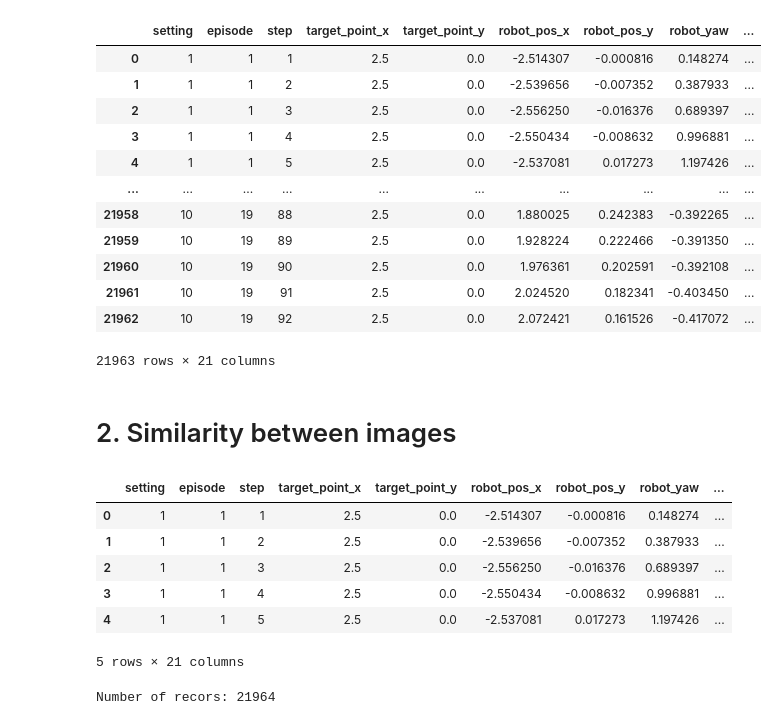
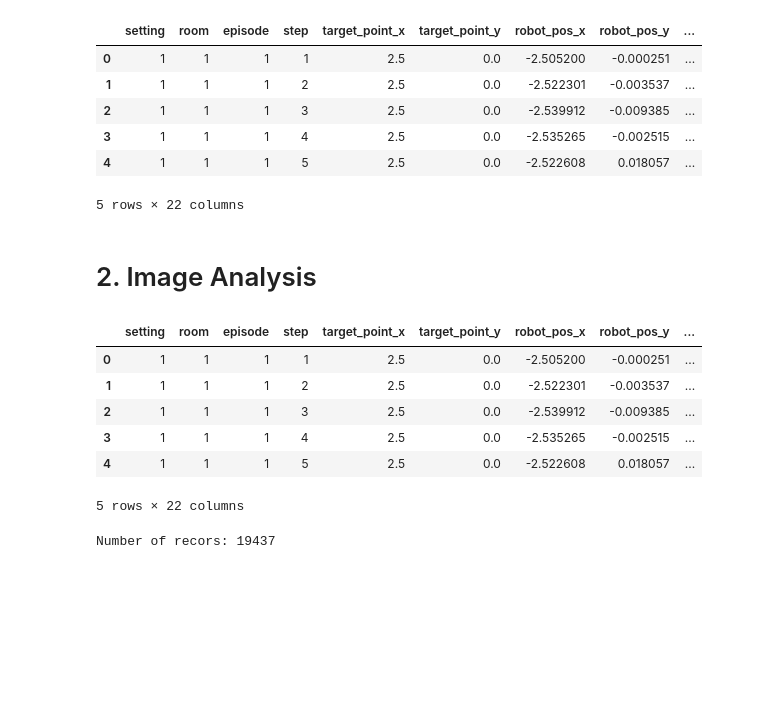
Before and after one commit to Tr3itz/CLEncoderRobotNav, a Jupyter notebook: dataset_analysis.ipynb, the cells around one changed output. Saved outputs shown, nothing was run; the diff lists cells and outputs as text; code cells hidden in the pictures; blank space fills up the shorter version.

```diff
--- a/dataset_analysis.ipynb
+++ b/dataset_analysis.ipynb
@@ -18,5 +18,6 @@ from matplotlib import pyplot as plt
 # %%
-file = './datasets/Room1/Setting1/episode_0001/episode_0001.pkl'
+# Annotations structure
+file = './datasets/with-augmentations/Room1/Setting1/episode_0001/episode_0001.pkl'
 with open(file, 'rb') as f:
     df = pickle.load(f)
     display(df.head())
@@ -30,2 +30,0 @@ with open(file, 'rb') as f:
-# %%
-for setting in range(len(glob('./datasets/Room1/*'))): print(setting + 1)
@@ -43,20 +31,29 @@ for setting in range(len(glob('./datasets/Room1/*'))): print(setting + 1)
 # %%
+# Filter warnings
+import warnings
+warnings.filterwarnings("ignore", category=DeprecationWarning)
+
+# Create a global annotations file
 ep_dfs = []
-for setting in range(len(glob('./datasets/Room1/*'))):
-    set_dir = f'./datasets/Room1/Setting{setting+1}'
-    for ep_dir in sorted(glob(f'{set_dir}/episode_*')):
+for room in range(1, len(glob('./datasets/with-augmentations/*'))+1):
+    room_dir = f'./datasets/with-augmentations/Room{room}'
 
-        ep = ep_dir.split('/')[-1]
-        try:
-            with open(f'{ep_dir}/{ep}.pkl', 'rb') as f:
-                df = pickle.load(f)
-                df.insert(0, 'setting', np.ones(df.shape[0], dtype=int) * (setting + 1))
-                ep_dfs.append(df)
-        except FileNotFoundError:
-            print(f'File not found: {ep_dir}/{ep}.pkl')
+    for setting in range(1, len(glob(f'{room_dir}/*'))+1):
+        set_dir = f'{room_dir}/Setting{setting}'
+        for ep_dir in sorted(glob(f'{set_dir}/episode_*')):
+
+            ep = ep_dir.split('/')[-1]
+            try:
+                with open(f'{ep_dir}/{ep}.pkl', 'rb') as f:
+                    df = pickle.load(f)
+                    df.insert(0, 'setting', np.ones(df.shape[0], dtype=int) * setting)
+                    df.insert(0, 'room', np.ones(df.shape[0], dtype=int) * room)
+                    ep_dfs.append(df)
+            except FileNotFoundError:
+                print(f'File not found: {ep_dir}/{ep}.pkl')
 
 ep_dfs = pd.concat(ep_dfs)
 ep_dfs.index = list(range(0, ep_dfs.shape[0]))
 
-display(ep_dfs.head(-1))
+display(ep_dfs.head())
 # %% [output]
@@ -73,13 +78,7 @@ File not found: ./datasets/Room1/Setting10/episode_0020/episode_0020.pkl
-|  | setting | episode | step | target_point_x | target_point_y | robot_pos_x | robot_pos_y | robot_yaw | ... |
-| 0 | 1 | 1 | 1 | 2.5 | 0.0 | -2.514307 | -0.000816 | 0.148274 | ... |
-| 1 | 1 | 1 | 2 | 2.5 | 0.0 | -2.539656 | -0.007352 | 0.387933 | ... |
-| 2 | 1 | 1 | 3 | 2.5 | 0.0 | -2.556250 | -0.016376 | 0.689397 | ... |
-| 3 | 1 | 1 | 4 | 2.5 | 0.0 | -2.550434 | -0.008632 | 0.996881 | ... |
-| 4 | 1 | 1 | 5 | 2.5 | 0.0 | -2.537081 | 0.017273 | 1.197426 | ... |
-| ... | ... | ... | ... | ... | ... | ... | ... | ... | ... |
-| 21958 | 10 | 19 | 88 | 2.5 | 0.0 | 1.880025 | 0.242383 | -0.392265 | ... |
-| 21959 | 10 | 19 | 89 | 2.5 | 0.0 | 1.928224 | 0.222466 | -0.391350 | ... |
-| 21960 | 10 | 19 | 90 | 2.5 | 0.0 | 1.976361 | 0.202591 | -0.392108 | ... |
-| 21961 | 10 | 19 | 91 | 2.5 | 0.0 | 2.024520 | 0.182341 | -0.403450 | ... |
-| 21962 | 10 | 19 | 92 | 2.5 | 0.0 | 2.072421 | 0.161526 | -0.417072 | ... |
+|  | setting | room | episode | step | target_point_x | target_point_y | robot_pos_x | robot_pos_y | ... |
+| 0 | 1 | 1 | 1 | 1 | 2.5 | 0.0 | -2.505200 | -0.000251 | ... |
+| 1 | 1 | 1 | 1 | 2 | 2.5 | 0.0 | -2.522301 | -0.003537 | ... |
+| 2 | 1 | 1 | 1 | 3 | 2.5 | 0.0 | -2.539912 | -0.009385 | ... |
+| 3 | 1 | 1 | 1 | 4 | 2.5 | 0.0 | -2.535265 | -0.002515 | ... |
+| 4 | 1 | 1 | 1 | 5 | 2.5 | 0.0 | -2.522608 | 0.018057 | ... |
-21963 rows × 21 columns
+5 rows × 22 columns
@@ -88,2 +84,0 @@ ep_dfs.to_pickle('./datasets/Room1/annotations.pkl')
-# %% [markdown]
-# 2. Similarity between images
@@ -90,17 +89,19 @@ ep_dfs.to_pickle('./datasets/Room1/annotations.pkl')
+# %% [markdown]
+# 2. Image Analysis
 # %%
-file = './datasets/Room1/annotations.pkl'
+file = './datasets/with-augmentations/annotations.pkl'
 with open(file, 'rb') as f:
     ep_dfs = pickle.load(f)
     display(ep_dfs.head())
 
 print(f'Number of recors: {ep_dfs.shape[0]}')
 # %% [output]
-|  | setting | episode | step | target_point_x | target_point_y | robot_pos_x | robot_pos_y | robot_yaw | ... |
-| 0 | 1 | 1 | 1 | 2.5 | 0.0 | -2.514307 | -0.000816 | 0.148274 | ... |
-| 1 | 1 | 1 | 2 | 2.5 | 0.0 | -2.539656 | -0.007352 | 0.387933 | ... |
-| 2 | 1 | 1 | 3 | 2.5 | 0.0 | -2.556250 | -0.016376 | 0.689397 | ... |
-| 3 | 1 | 1 | 4 | 2.5 | 0.0 | -2.550434 | -0.008632 | 0.996881 | ... |
-| 4 | 1 | 1 | 5 | 2.5 | 0.0 | -2.537081 | 0.017273 | 1.197426 | ... |
+|  | setting | room | episode | step | target_point_x | target_point_y | robot_pos_x | robot_pos_y | ... |
+| 0 | 1 | 1 | 1 | 1 | 2.5 | 0.0 | -2.505200 | -0.000251 | ... |
+| 1 | 1 | 1 | 1 | 2 | 2.5 | 0.0 | -2.522301 | -0.003537 | ... |
+| 2 | 1 | 1 | 1 | 3 | 2.5 | 0.0 | -2.539912 | -0.009385 | ... |
+| 3 | 1 | 1 | 1 | 4 | 2.5 | 0.0 | -2.535265 | -0.002515 | ... |
+| 4 | 1 | 1 | 1 | 5 | 2.5 | 0.0 | -2.522608 | 0.018057 | ... |
-5 rows × 21 columns
+5 rows × 22 columns
-Number of recors: 21964
+Number of recors: 19437
 # %%
```
Also changed, not shown: parts of 25 cells of this notebook.
